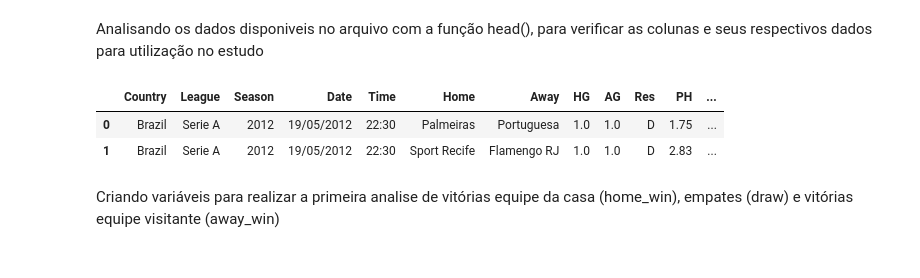
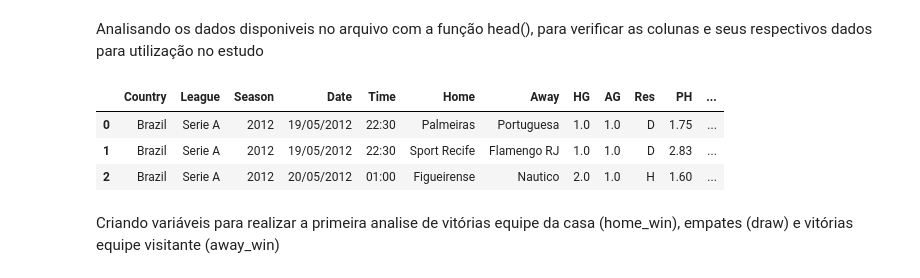
Before and after one commit to cientistadados93/brazilianSerieA, a Jupyter notebook: Serie_A_Brazilian.ipynb, the cells around one changed output. Cells and saved outputs as stored; diff of their text form; code cells hidden in the pictures.

```diff
--- a/Serie_A_Brazilian.ipynb
+++ b/Serie_A_Brazilian.ipynb
@@ -13,11 +13,12 @@ brazilA = pd.read_csv("https://www.football-data.co.uk/new/BRA.csv")
 # %% [markdown]
 Analisando os dados disponiveis no arquivo com a função head(), para verificar as colunas e seus respectivos dados para utilização no estudo
 # %%
-brazilA.head(2)
+brazilA.head(3)
 # %% [output]
 |  | Country | League | Season | Date | Time | Home | Away | HG | AG | Res | PH | ... |
 | 0 | Brazil | Serie A | 2012 | 19/05/2012 | 22:30 | Palmeiras | Portuguesa | 1.0 | 1.0 | D | 1.75 | ... |
 | 1 | Brazil | Serie A | 2012 | 19/05/2012 | 22:30 | Sport Recife | Flamengo RJ | 1.0 | 1.0 | D | 2.83 | ... |
+| 2 | Brazil | Serie A | 2012 | 20/05/2012 | 01:00 | Figueirense | Nautico | 2.0 | 1.0 | H | 1.60 | ... |
 # %% [markdown]
 Criando variáveis para realizar a primeira analise de vitórias equipe da casa (home_win), empates (draw) e vitórias equipe visitante (away_win)
 # %%
```
Also changed, not shown: parts of 3 cells of this notebook.
